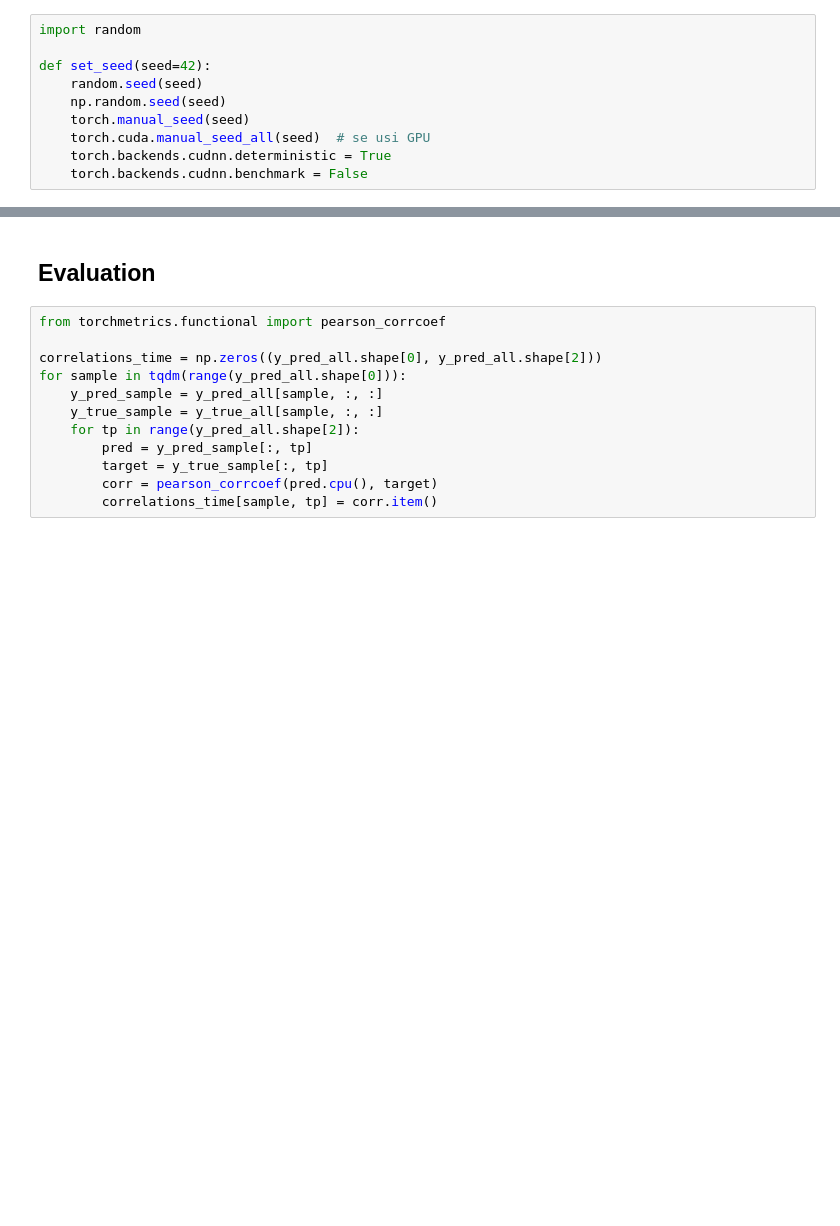
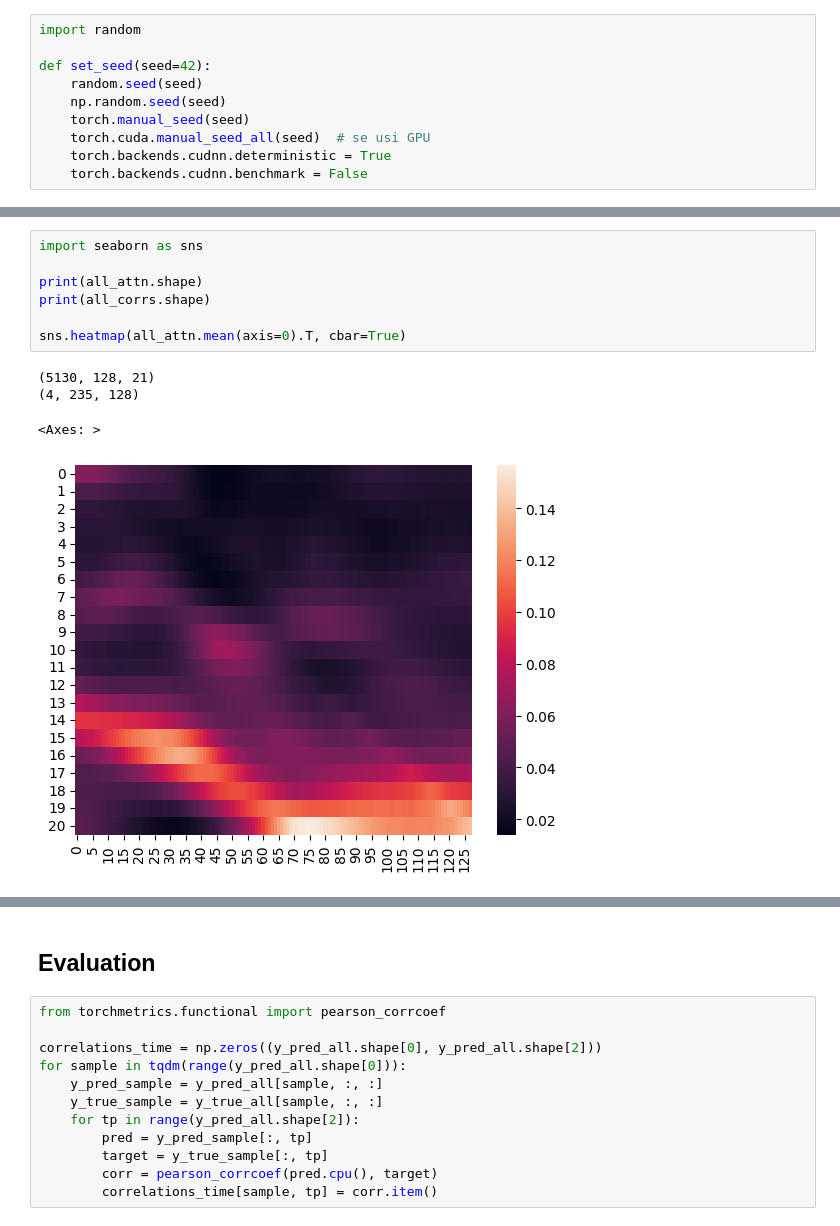
Before and after one commit to mattciff5/ecog-speech, a Jupyter notebook: encoding_text_feat.ipynb, the cells around one changed output, grey strips where cells are left out. Drawn from its saved outputs; the diff is of its cells as text; blank space fills up the shorter version.

```diff
--- a/encoding_text_feat.ipynb
+++ b/encoding_text_feat.ipynb
@@ -526,0 +900,12 @@ sns.heatmap(attn_pred_all.mean(dim=0).T.cpu().numpy(), cbar=True)
+# %%
+import seaborn as sns
+
+print(all_attn.shape)
+print(all_corrs.shape)
+
+sns.heatmap(all_attn.mean(axis=0).T, cbar=True)
+# %% [output]
+(5130, 128, 21)
+(4, 235, 128)
+<Axes: >
+[figure, added]
```
Also changed, not shown: parts of 33 cells of this notebook, 3 other files.
